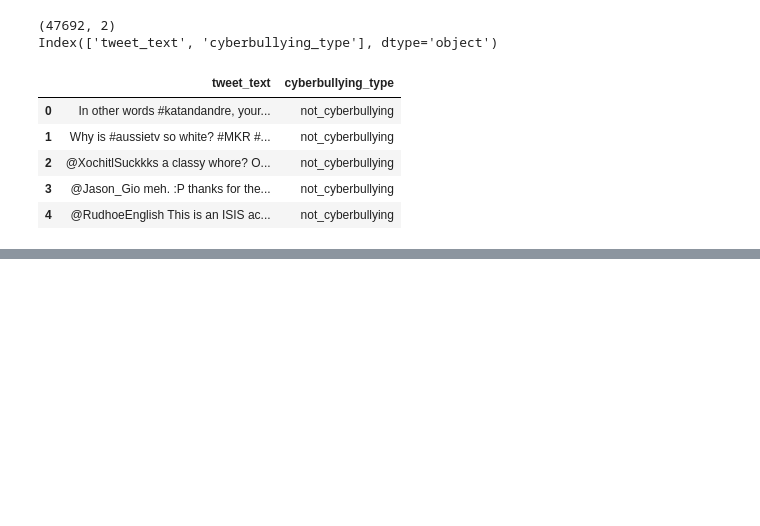
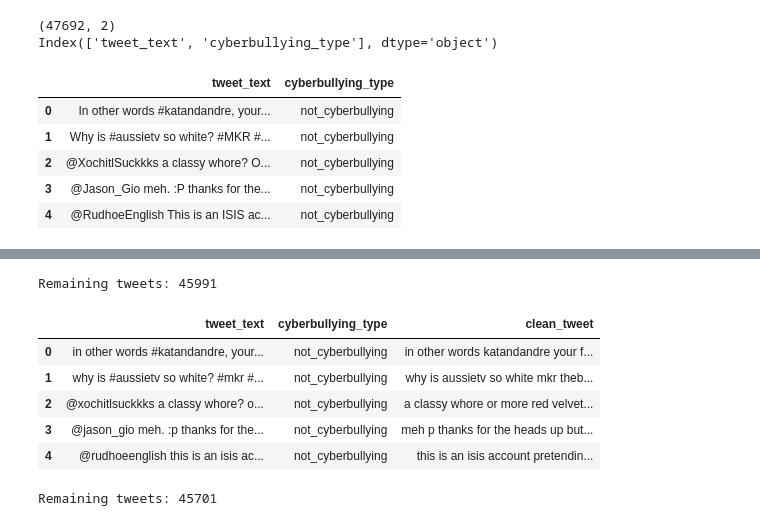
Before and after one commit to ulka29/paper, a Jupyter notebook: 02_notebooks/01-baseline-replication.ipynb, the cells around one changed output, grey strips where cells are left out. Drawn from its saved outputs; the diff is of its cells as text; code cells hidden in the pictures; blank space fills up the shorter version.

```diff
--- a/02_notebooks/01-baseline-replication.ipynb
+++ b/02_notebooks/01-baseline-replication.ipynb
@@ -24,0 +79,57 @@ Index(['tweet_text', 'cyberbullying_type'], dtype='object')
+# %%
+# Remove missing/null tweets
+df = df.dropna(subset=['tweet_text'])
+
+# Convert to string
+df['tweet_text'] = df['tweet_text'].astype(str)
+
+# Remove empty or whitespace-only tweets
+df = df[df['tweet_text'].str.strip() != '']
+
+# Remove duplicate tweets
+df = df.drop_duplicates(subset=['tweet_text'])
+
+# Reset index
+df = df.reset_index(drop=True)
+
+print("Remaining tweets:", len(df))
+# %% [output]
+Remaining tweets: 45991
+# %%
+import re
+
+def clean_text(text):
+    # Convert to lowercase
+    text = text.lower()
+
+    # Remove URLs
+    text = re.sub(r'https?://\S+|www\.\S+', '', text)
+
+    # Remove @mentions
+    text = re.sub(r'@\w+', '', text)
+
+    # Remove special characters and numbers and all non-ASCII characters
+    text = re.sub(r'[^a-zA-Z\s]', '', text)
+
+    # Remove extra spaces
+    text = re.sub(r'\s+', ' ', text).strip()
+
+
+    return text
+
+# Apply cleaning
+df['clean_tweet'] = df['tweet_text'].apply(clean_text)
+df.head()
+# %% [output]
+|  | tweet_text | cyberbullying_type | clean_tweet |
+| 0 | in other words #katandandre, your... | not_cyberbullying | in other words katandandre your f... |
+| 1 | why is #aussietv so white? #mkr #... | not_cyberbullying | why is aussietv so white mkr theb... |
+| 2 | @xochitlsuckkks a classy whore? o... | not_cyberbullying | a classy whore or more red velvet... |
+| 3 | @jason_gio meh. :p thanks for the... | not_cyberbullying | meh p thanks for the heads up but... |
+| 4 | @rudhoeenglish this is an isis ac... | not_cyberbullying | this is an isis account pretendin... |
+# %%
+# Remove tweets that are extremely short
+df = df[df['clean_tweet'].str.len() >= 3]
+print("Remaining tweets:", len(df))
+# %% [output]
+Remaining tweets: 45701
```
Also changed, not shown: parts of 13 cells of this notebook.
